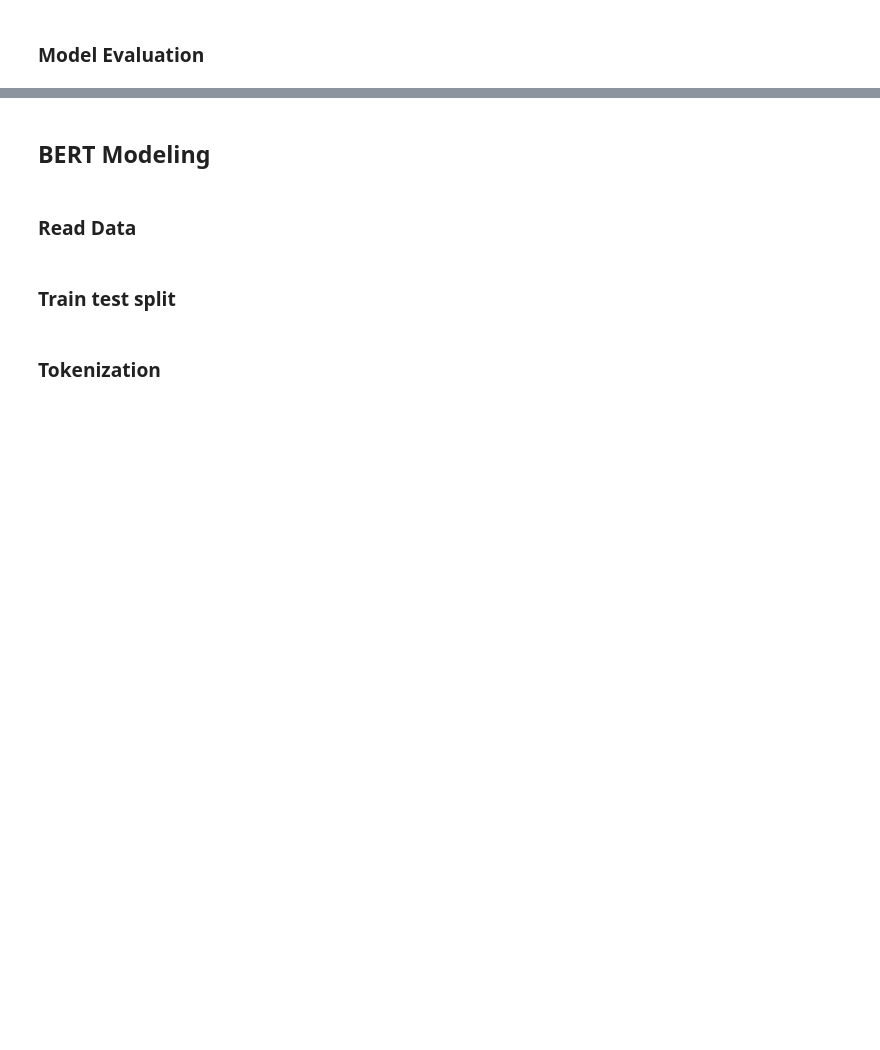
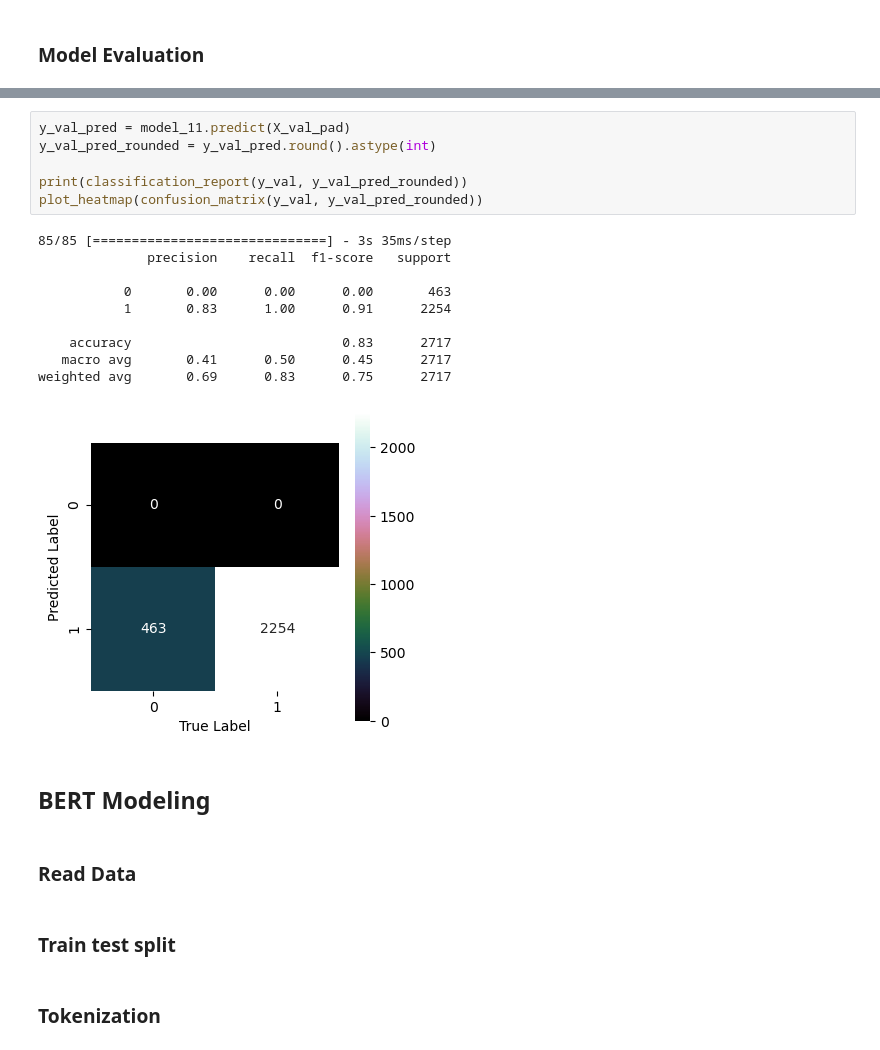
Before and after one commit to WaadAlharthi/ML_Portfolio, a Jupyter notebook: NLP_Sentiment_Analysis_Project.ipynb, the cells around one changed output, grey strips where cells are left out. Saved outputs shown, nothing was run; the diff lists cells and outputs as text; blank space fills up the shorter version.

```diff
--- a/NLP_Sentiment_Analysis_Project.ipynb
+++ b/NLP_Sentiment_Analysis_Project.ipynb
@@ -989,3 +1279,20 @@ weighted avg       0.86      0.83      0.75      2717
+# %%
+y_val_pred = model_11.predict(X_val_pad)
+y_val_pred_rounded = y_val_pred.round().astype(int)
+
+print(classification_report(y_val, y_val_pred_rounded))
+plot_heatmap(confusion_matrix(y_val, y_val_pred_rounded))
+# %% [output]
+85/85 [==============================] - 3s 35ms/step
+              precision    recall  f1-score   support
+
+           0       0.00      0.00      0.00       463
+           1       0.83      1.00      0.91      2254
+
+    accuracy                           0.83      2717
+   macro avg       0.41      0.50      0.45      2717
+weighted avg       0.69      0.83      0.75      2717
+[figure, added]
 # %% [markdown]
 ## BERT Modeling
 # %% [markdown]
```
Also changed, not shown: parts of 38 cells of this notebook.
